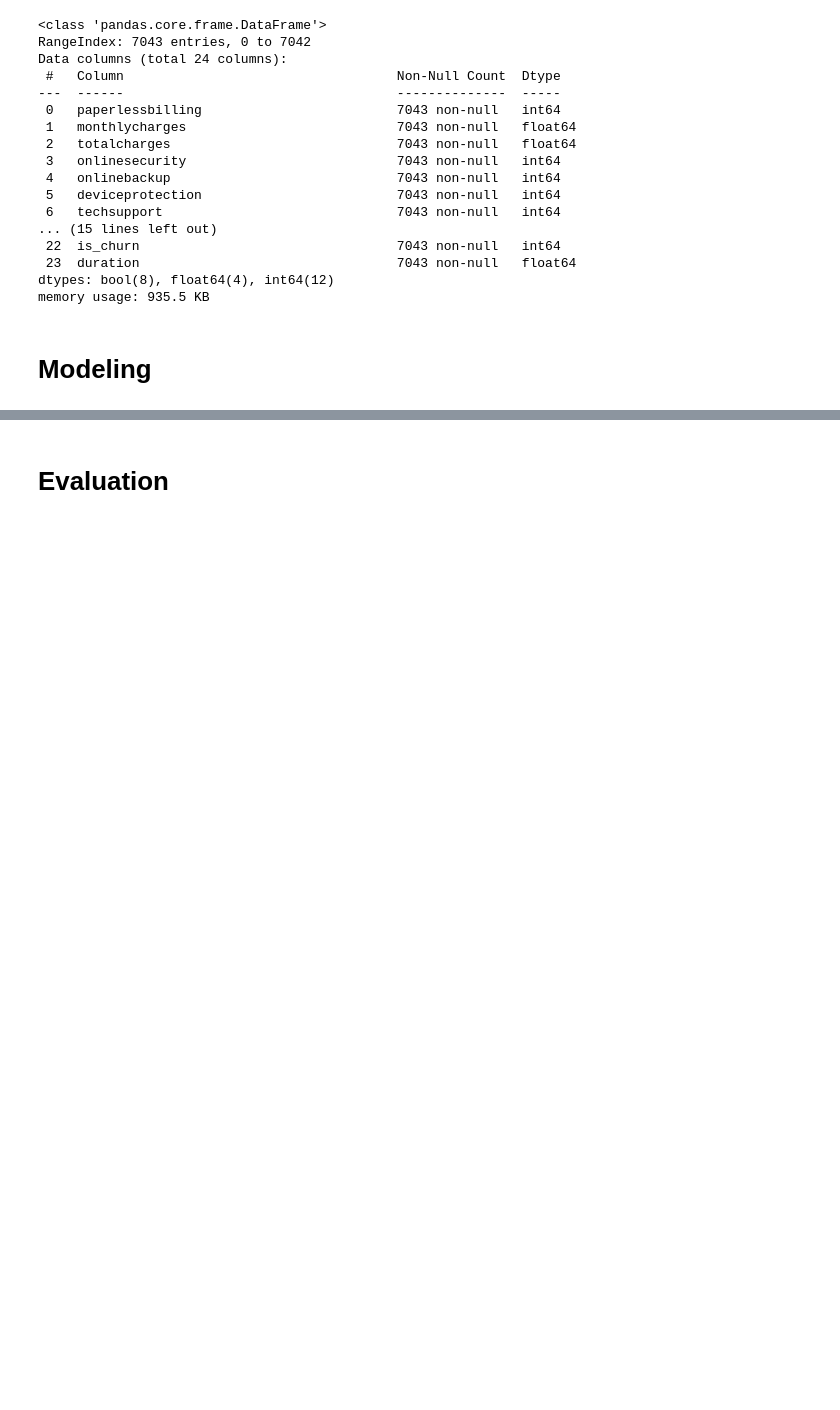
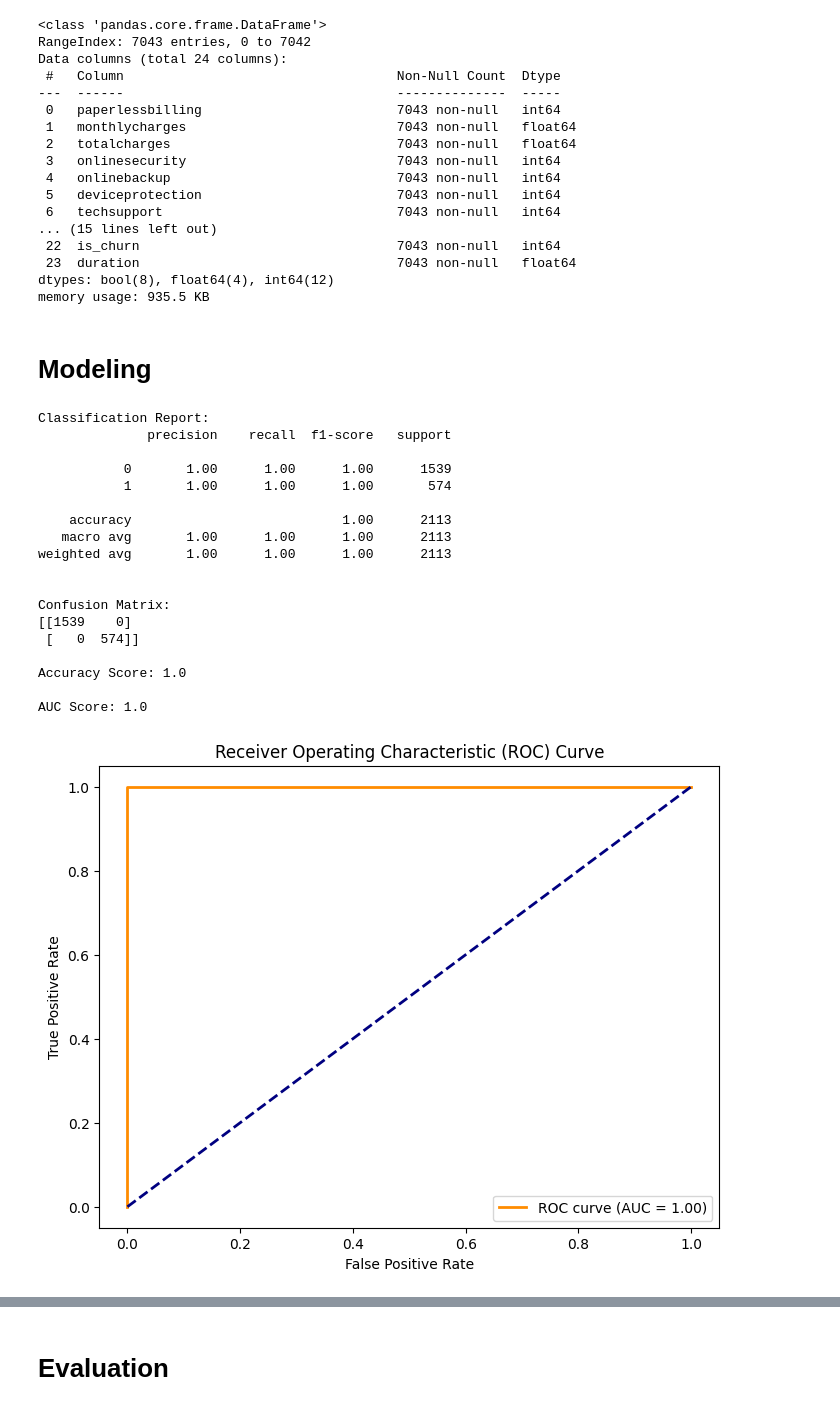
Before and after one commit to AndresH1234/ExamenFinal, a Jupyter notebook: notebooks/Herrera_Andres_churn.ipynb, the cells around one changed output, grey strips where cells are left out. Saved outputs shown, nothing was run; the diff lists cells and outputs as text; code cells hidden in the pictures; blank space fills up the shorter version.

Commit message:
Modelo con Overfitting

```diff
--- a/notebooks/Herrera_Andres_churn.ipynb
+++ b/notebooks/Herrera_Andres_churn.ipynb
@@ -488,6 +534,8 @@ Data columns (total 24 columns):
  23  duration                                 7043 non-null   float64
 dtypes: bool(8), float64(4), int64(12)
 memory usage: 935.5 KB
+# %%
+df_ml.fillna(0, inplace=True)
 # %%
 # Train test split
 from sklearn.model_selection import train_test_split
@@ -496,3 +544,64 @@ y = df_ml['is_churn']
 X_train, X_test, y_train, y_test = train_test_split(X, y, test_size=0.3, random_state=42)
 # %% [markdown]
 # Modeling
+# %%
+# Escalar los datos
+from sklearn.preprocessing import StandardScaler
+
+scaler = StandardScaler()
+X_train_scaled = scaler.fit_transform(X_train)
+X_test_scaled = scaler.transform(X_test)
+# %%
+from sklearn.linear_model import LogisticRegression
+from sklearn.metrics import classification_report, confusion_matrix, accuracy_score
+from sklearn.metrics import roc_auc_score, roc_curve, precision_score, recall_score, f1_score
+import matplotlib.pyplot as plt
+
+# Inicialización del modelo con class_weight='balanced'
+logreg = LogisticRegression(max_iter=100, class_weight='balanced', penalty='l2', C=0.1)
+
+# Entrenamiento
+logreg.fit(X_train_scaled, y_train)
+
+# Predicciones
+y_pred = logreg.predict(X_test_scaled)
+y_pred_prob = logreg.predict_proba(X_test_scaled)[:, 1]  # Probabilidades de la clase positiva
+
+# Resultados
+print("Classification Report:")
+print(classification_report(y_test, y_pred))
+print("\nConfusion Matrix:")
+print(confusion_matrix(y_test, y_pred))
+print("\nAccuracy Score:", accuracy_score(y_test, y_pred))
+print("\nAUC Score:", roc_auc_score(y_test, y_pred_prob))
+
+# Curva ROC
+fpr, tpr, thresholds = roc_curve(y_test, y_pred_prob)
+plt.figure(figsize=(8, 6))
+plt.plot(fpr, tpr, color='darkorange', lw=2, label='ROC curve (AUC = %0.2f)' % roc_auc_score(y_test, y_pred_prob))
+plt.plot([0, 1], [0, 1], color='navy', lw=2, linestyle='--')
+plt.xlabel('False Positive Rate')
+plt.ylabel('True Positive Rate')
+plt.title('Receiver Operating Characteristic (ROC) Curve')
+plt.legend(loc='lower right')
+plt.show()
+# %% [output]
+Classification Report:
+              precision    recall  f1-score   support
+
+           0       1.00      1.00      1.00      1539
+           1       1.00      1.00      1.00       574
+
+    accuracy                           1.00      2113
+   macro avg       1.00      1.00      1.00      2113
+weighted avg       1.00      1.00      1.00      2113
+
+
+Confusion Matrix:
+[[1539    0]
+ [   0  574]]
+
+Accuracy Score: 1.0
+
+AUC Score: 1.0
+[figure, added]
```
Also changed, not shown: parts of 8 cells of this notebook.
